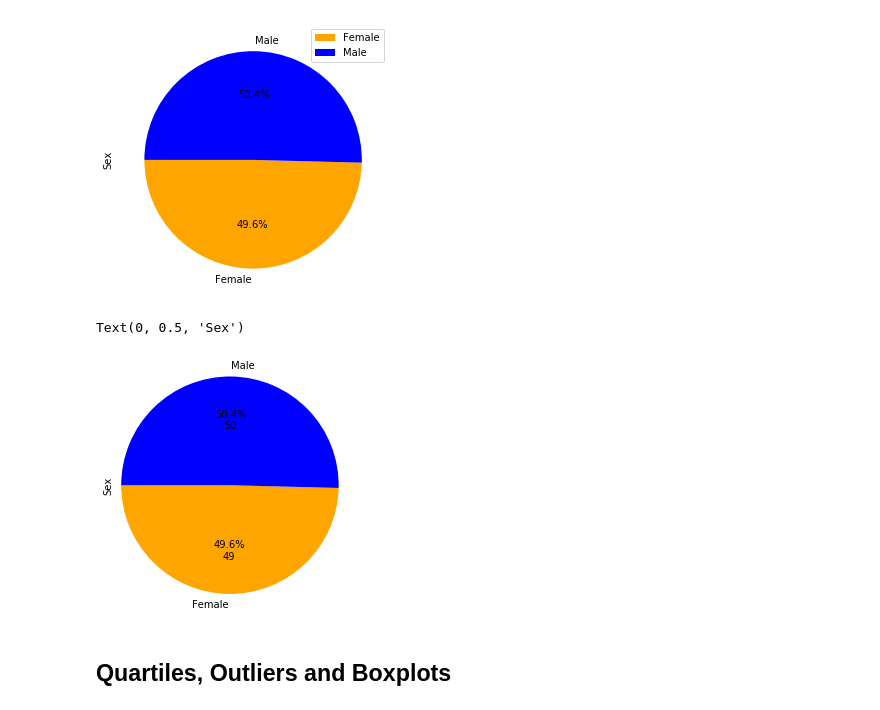
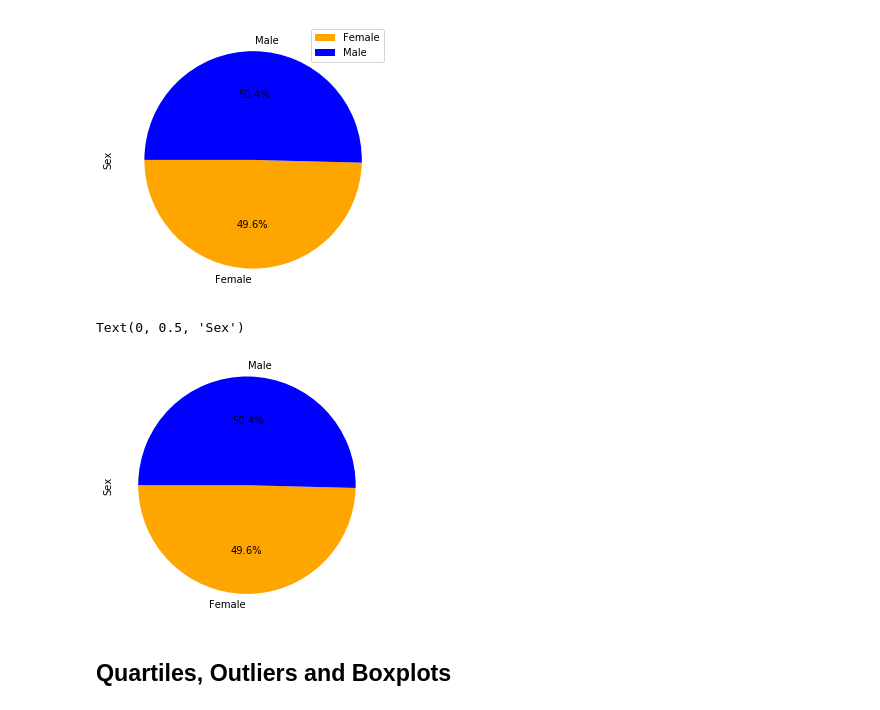
Before and after one commit to asamuelcole/matplotlib_challenge, a Jupyter notebook: pymaceuticals_starter.ipynb, the cells around one changed output. Cells and saved outputs as stored; diff of their text form; code cells hidden in the pictures.

```diff
--- a/pymaceuticals_starter.ipynb
+++ b/pymaceuticals_starter.ipynb
@@ -169,17 +168,15 @@ plot = mouse_gender.plot.pie(y='Sex',figsize=(5,5),
 # %%
 # Generate a pie plot showing the distribution of female versus male mice using pyplot
 count_of_mice = [49.6, 50.4]
 gender = ['Female', 'Male']
 colors = ['orange', 'blue']
 
-fig, ax = plt.subplots()
-wedges, texts, autotexts = ax.pie(count_of_mice, autopct=lambda pct: func(pct, count_of_mice)
-                                  , labels=gender, colors=colors, startangle=180, radius=1.25)
+plt.pie(count_of_mice, labels=gender, colors=colors, autopct="%1.1f%%", startangle=180, radius=1.25)
 
-ax.set_ylabel("Sex", labelpad=8)
+plt.ylabel("Sex", labelpad=25)
 # %% [output]
 Text(0, 0.5, 'Sex')
-[figure, old version]
+[figure, new version]
 # %% [markdown]
 ## Quartiles, Outliers and Boxplots
 # %%
```
Also changed, not shown: parts of 8 cells of this notebook.
